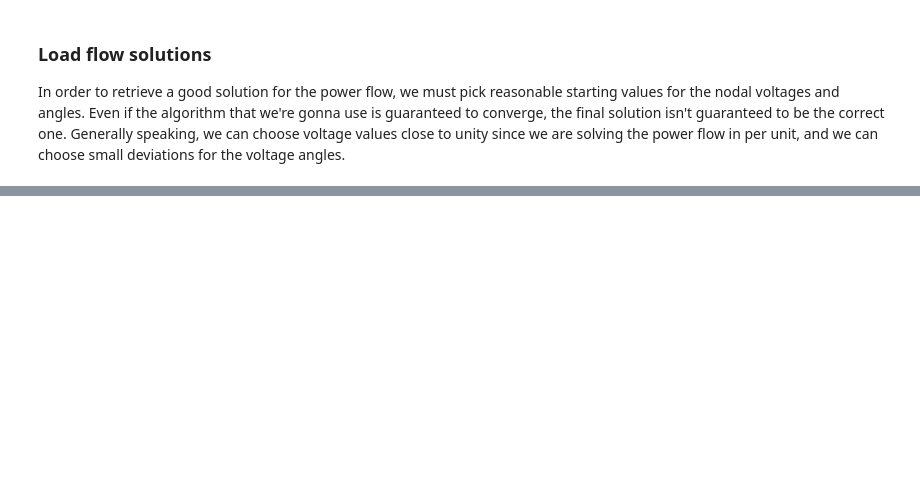
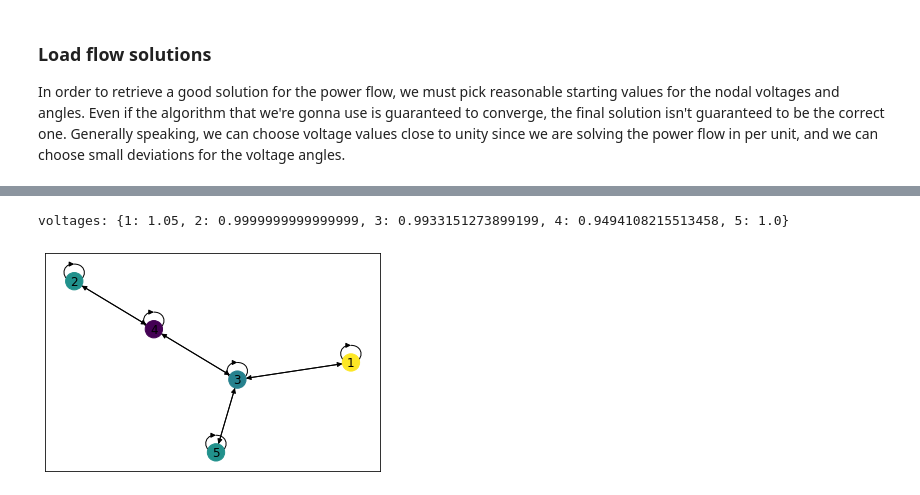
Before and after one commit to supsi-dacd-isaac/teaching, a Jupyter notebook: 2021SmartGrids/L05_Power_Flow.ipynb, the cells around one changed output, grey strips where cells are left out. Cells and saved outputs as stored; diff of their text form; code cells hidden in the pictures; blank space fills up the shorter version.

```diff
--- a/2021SmartGrids/L05_Power_Flow.ipynb
+++ b/2021SmartGrids/L05_Power_Flow.ipynb
@@ -205,3 +178,10 @@ plt.plot(errs)
+# %%
+nx.set_node_attributes(graph, {k: v for k, v in zip(graph.nodes, np.abs(V).ravel())}, 'v')
+nx.draw_networkx(graph, node_color=list(nx.get_node_attributes(graph, 'v').values()), pos=positions)
+print('voltages: {}'.format(nx.get_node_attributes(graph, 'v')))
+# %% [output]
+voltages: {1: 1.05, 2: 0.9999999999999999, 3: 0.9933151273899199, 4: 0.9494108215513458, 5: 1.0}
+[figure, added]
 # %%
 nx.get_node_attributes(graph, 'v')
 # %% [output]
```
Also changed, not shown: parts of 9 cells of this notebook.
